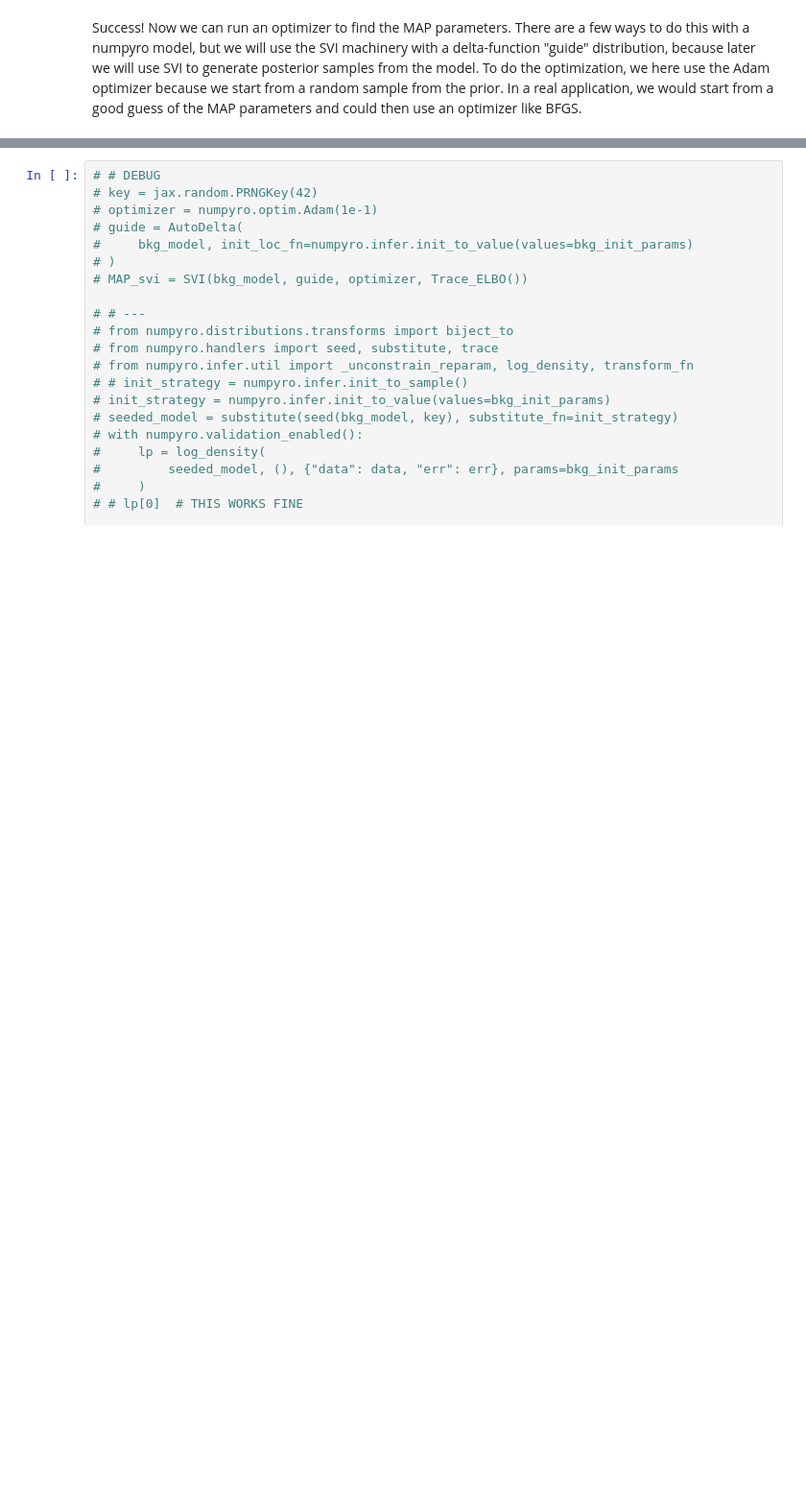
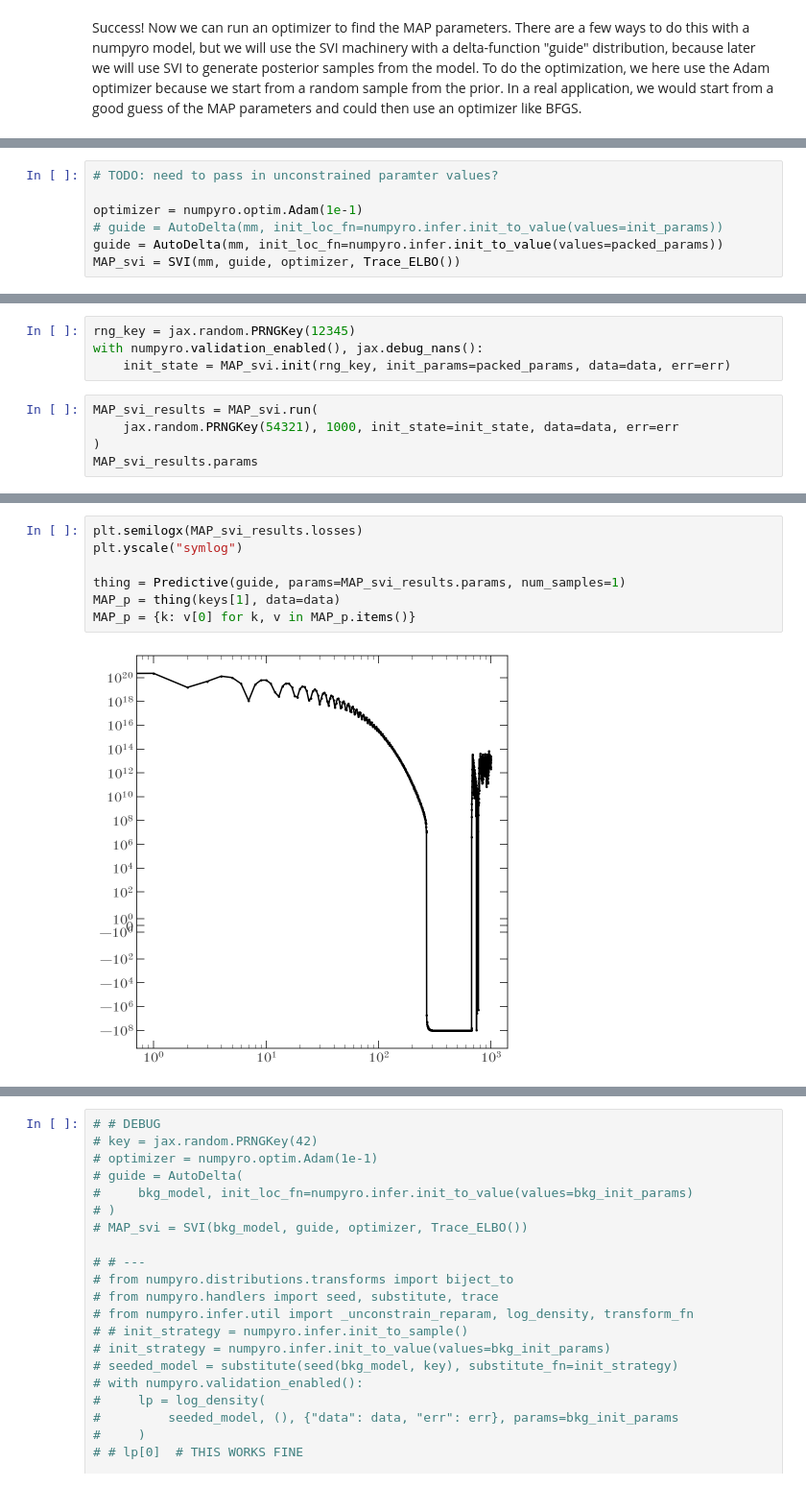
Before and after one commit to stellarstreams/stream-membership, a Jupyter notebook: notebooks/Tutorial-stream-offtrack-background.ipynb, the cells around one changed output, grey strips where cells are left out. Shown at 96% size. Cells and saved outputs as stored; diff of their text form; blank space fills up the shorter version.

```diff
--- a/notebooks/Tutorial-stream-offtrack-background.ipynb
+++ b/notebooks/Tutorial-stream-offtrack-background.ipynb
@@ -386,0 +385,7 @@ Success! Now we can run an optimizer to find the MAP parameters. There are a few
+# %%
+# TODO: need to pass in unconstrained paramter values?
+
+optimizer = numpyro.optim.Adam(1e-1)
+# guide = AutoDelta(mm, init_loc_fn=numpyro.infer.init_to_value(values=init_params))
+guide = AutoDelta(mm, init_loc_fn=numpyro.infer.init_to_value(values=packed_params))
+MAP_svi = SVI(mm, guide, optimizer, Trace_ELBO())
@@ -386,0 +402,9 @@ Success! Now we can run an optimizer to find the MAP parameters. There are a few
+# %%
+rng_key = jax.random.PRNGKey(12345)
+with numpyro.validation_enabled(), jax.debug_nans():
+    init_state = MAP_svi.init(rng_key, init_params=packed_params, data=data, err=err)
+# %%
+MAP_svi_results = MAP_svi.run(
+    jax.random.PRNGKey(54321), 1000, init_state=init_state, data=data, err=err
+)
+MAP_svi_results.params
@@ -386,0 +429,9 @@ Success! Now we can run an optimizer to find the MAP parameters. There are a few
+# %%
+plt.semilogx(MAP_svi_results.losses)
+plt.yscale("symlog")
+
+thing = Predictive(guide, params=MAP_svi_results.params, num_samples=1)
+MAP_p = thing(keys[1], data=data)
+MAP_p = {k: v[0] for k, v in MAP_p.items()}
+# %% [output]
+[figure, added]
```
Also changed, not shown: parts of 19 cells of this notebook, 2 other files.
